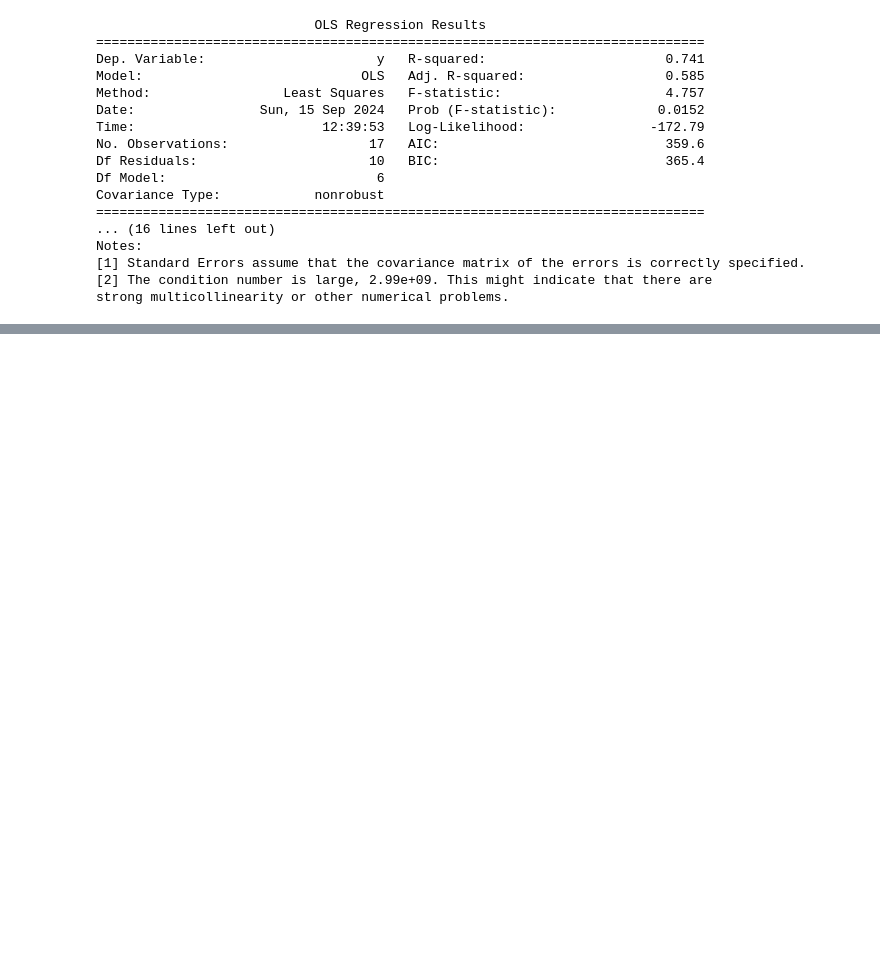
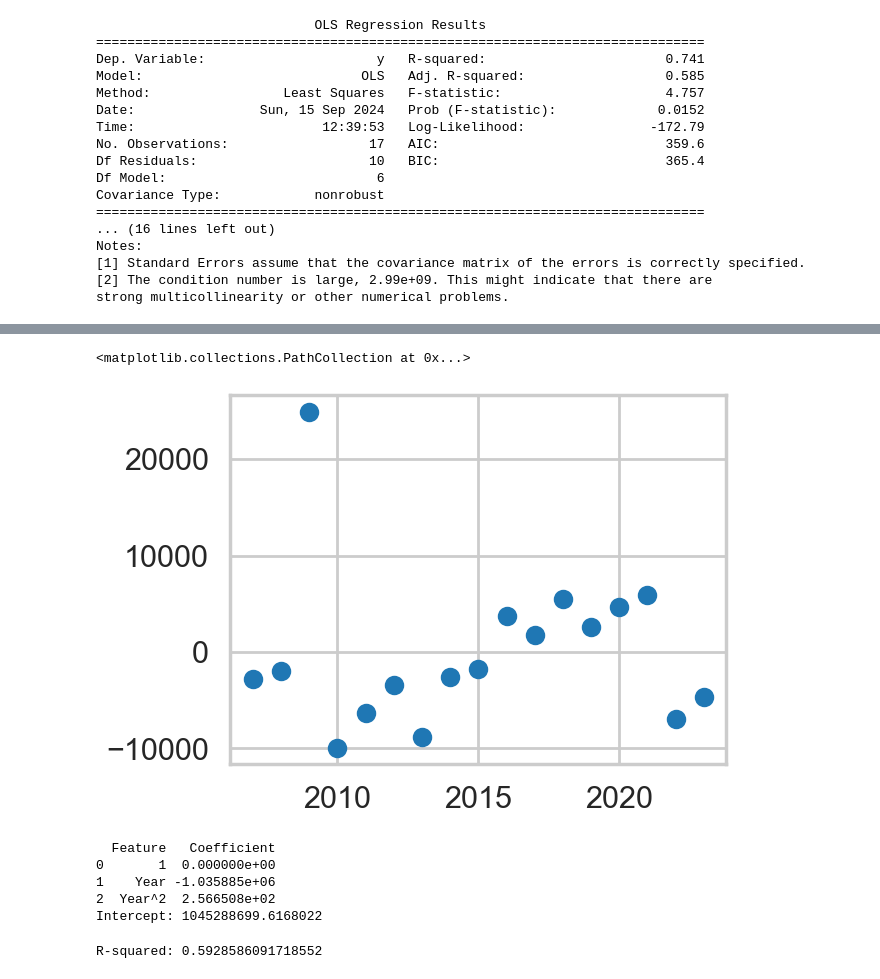
Before and after one commit to oloren0/Uploads, a Jupyter notebook: Preprocessing.ipynb, the cells around one changed output, grey strips where cells are left out. Saved outputs shown, nothing was run; the diff lists cells and outputs as text; code cells hidden in the pictures; blank space fills up the shorter version.

```diff
--- a/Preprocessing.ipynb
+++ b/Preprocessing.ipynb
@@ -262,0 +274,48 @@ plt.show()
+# %%
+residuals = y_pred-y
+
+plt.scatter(df_data['Year'], residuals)
+# %% [output]
+<matplotlib.collections.PathCollection at 0x...>
+[figure, added]
+# %%
+# Ensure X is a 2D array (correct shape)
+X = df_data[['Year']]  # Select a single column to avoid reshaping issues for this example
+y = df_data['Overall Homeless LA']
+
+# Create the pipeline model
+model = Pipeline([
+    ('poly', PolynomialFeatures(degree=2)),  # Adjust degree as needed
+    ('linear', LinearRegression())
+])
+
+# Fit the model
+model.fit(X, y)
+
+# Retrieve the coefficients
+coefficients = model.named_steps['linear'].coef_
+intercept = model.named_steps['linear'].intercept_
+
+# Get the names of the polynomial features
+poly_feature_names = model.named_steps['poly'].get_feature_names_out(X.columns)
+
+# Create a DataFrame to display coefficients
+coef_df = pd.DataFrame({'Feature': poly_feature_names, 'Coefficient': coefficients})
+print(coef_df)
+
+# Optional: print intercept
+print(f"Intercept: {intercept}")
+# %% [output]
+  Feature   Coefficient
+0       1  0.000000e+00
+1    Year -1.035885e+06
+2  Year^2  2.566508e+02
+Intercept: 1045288699.6168022
+# %%
+# Calculate the R-squared value
+r_squared = model.score(X, y)
+
+# Print the R-squared value
+print(f"R-squared: {r_squared}")
+# %% [output]
+R-squared: 0.5928586091718552
```
Also changed, not shown: parts of 4 cells of this notebook.
